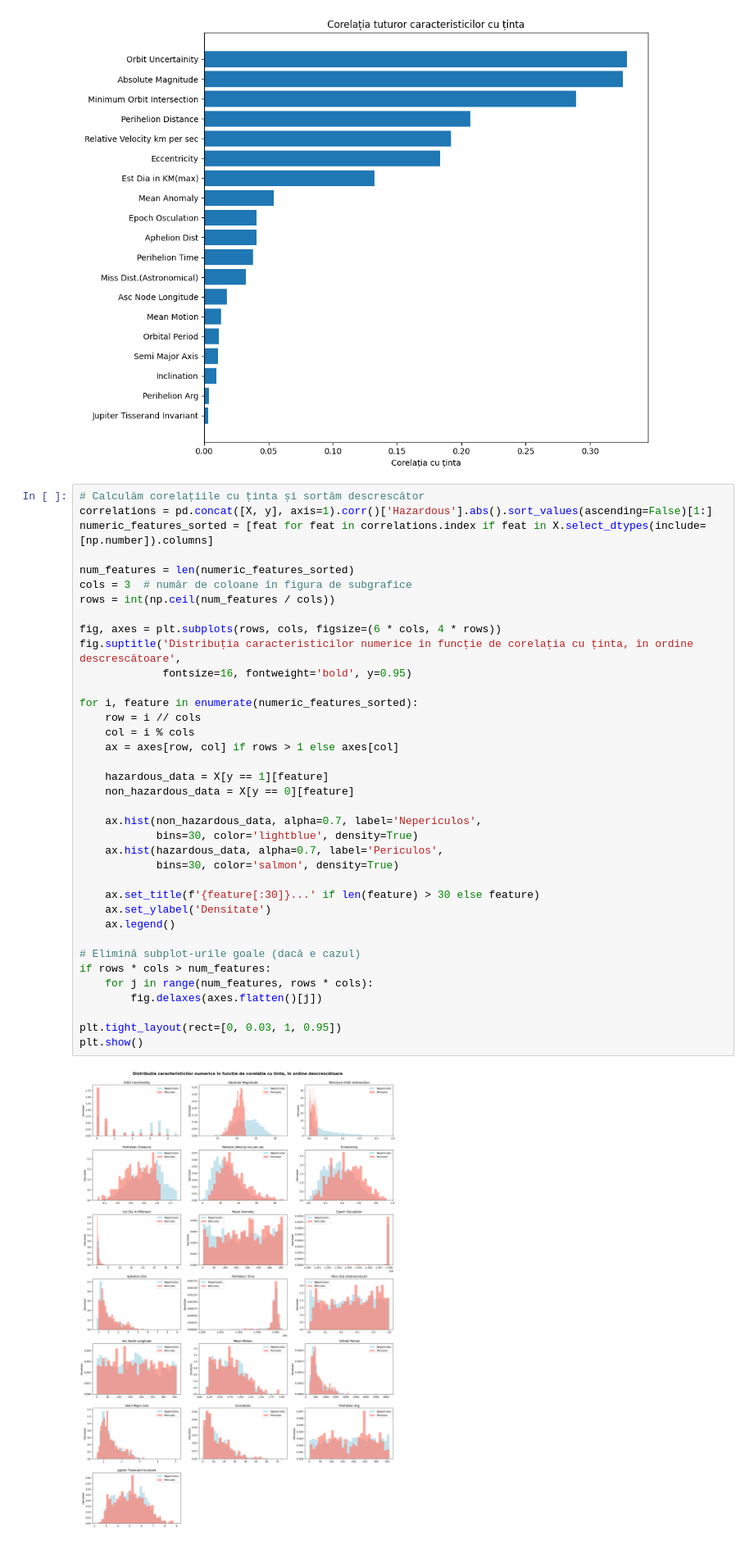
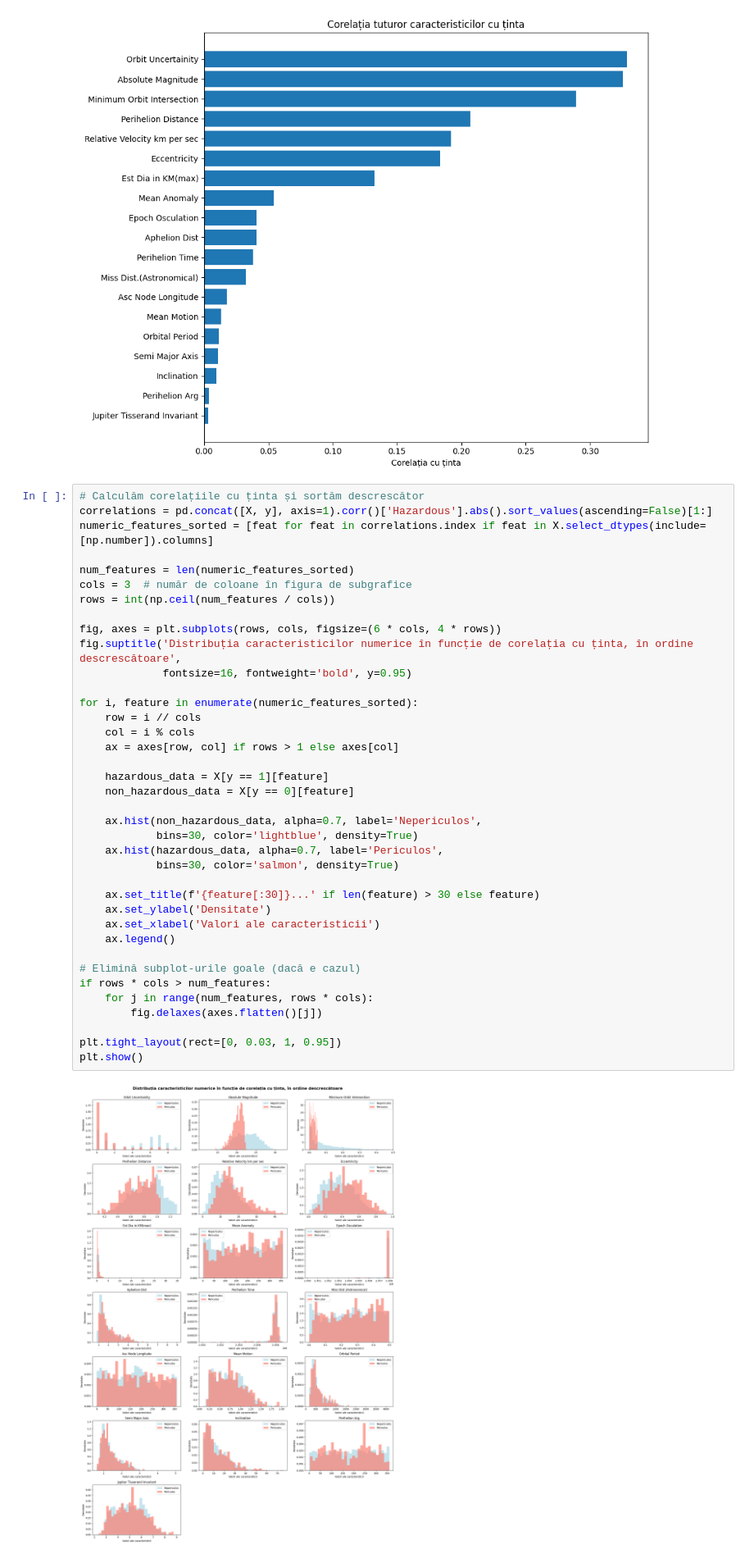
Before and after one commit to Filaret2000/Master_InvA, a Jupyter notebook: NASA_Asteroid_Classification_Crainiciuc_Filaret_Niculai.ipynb, the cells around one changed output. Shown at 82% size. Saved outputs shown, nothing was run; the diff lists cells and outputs as text.

```diff
--- a/NASA_Asteroid_Classification_Crainiciuc_Filaret_Niculai.ipynb
+++ b/NASA_Asteroid_Classification_Crainiciuc_Filaret_Niculai.ipynb
@@ -300,34 +300,35 @@ rows = int(np.ceil(num_features / cols))
 
 fig, axes = plt.subplots(rows, cols, figsize=(6 * cols, 4 * rows))
 fig.suptitle('Distribuția caracteristicilor numerice în funcție de corelația cu ținta, în ordine descrescătoare',
              fontsize=16, fontweight='bold', y=0.95)
 
 for i, feature in enumerate(numeric_features_sorted):
     row = i // cols
     col = i % cols
     ax = axes[row, col] if rows > 1 else axes[col]
 
     hazardous_data = X[y == 1][feature]
     non_hazardous_data = X[y == 0][feature]
 
     ax.hist(non_hazardous_data, alpha=0.7, label='Nepericulos',
             bins=30, color='lightblue', density=True)
     ax.hist(hazardous_data, alpha=0.7, label='Periculos',
             bins=30, color='salmon', density=True)
 
     ax.set_title(f'{feature[:30]}...' if len(feature) > 30 else feature)
     ax.set_ylabel('Densitate')
+    ax.set_xlabel('Valori ale caracteristicii')
     ax.legend()
 
 # Elimină subplot-urile goale (dacă e cazul)
 if rows * cols > num_features:
     for j in range(num_features, rows * cols):
         fig.delaxes(axes.flatten()[j])
 
 plt.tight_layout(rect=[0, 0.03, 1, 0.95])
 plt.show()
 # %% [output]
-[figure, old version]
+[figure, new version]
 # %%
 # Heatmap-ul pentru toate caracteristicile
 plt.figure(figsize=(14, 12))
```
Also changed, not shown: parts of 20 cells of this notebook, 2 other files.
